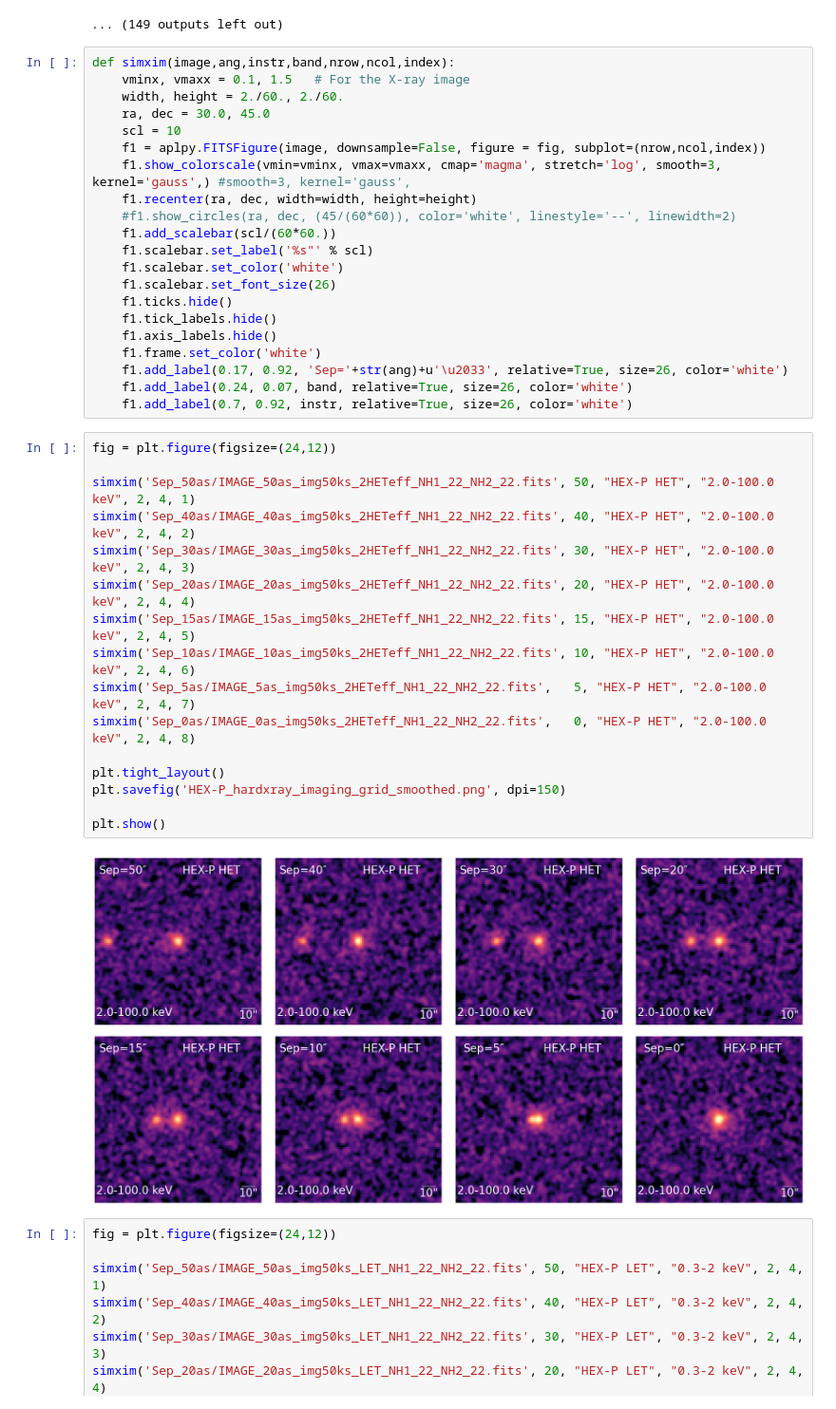
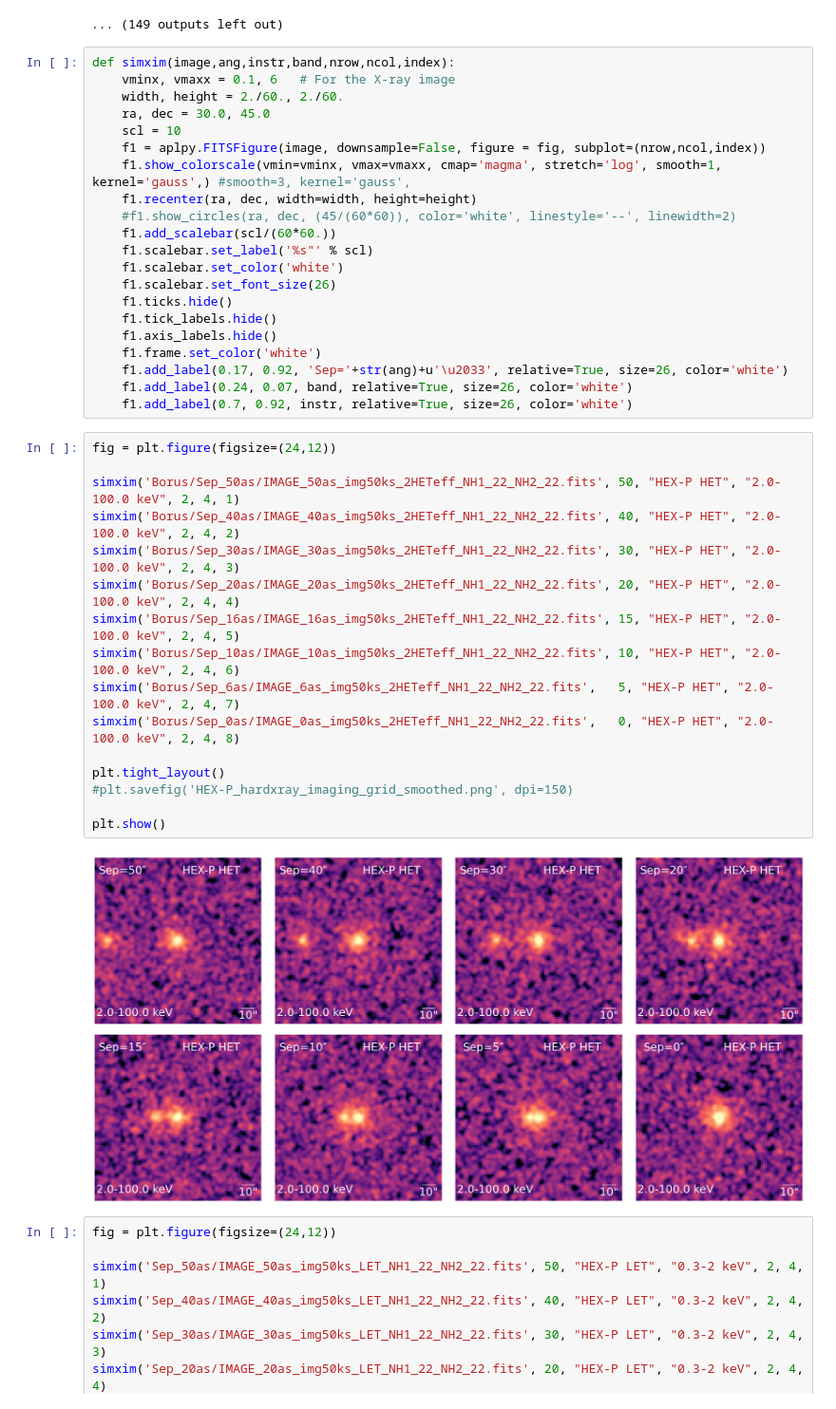
Before and after one commit to thatastroguy/HEXP, a Jupyter notebook: DualAGN_HEXP_simulations_general.ipynb, the cells around one changed output. Shown at 95% size. Saved outputs shown, nothing was run; the diff lists cells and outputs as text.

```diff
--- a/DualAGN_HEXP_simulations_general.ipynb
+++ b/DualAGN_HEXP_simulations_general.ipynb
@@ -242,12 +242,12 @@ finished successfully!
 ... (149 outputs left out)
 # %%
 def simxim(image,ang,instr,band,nrow,ncol,index):
-    vminx, vmaxx = 0.1, 1.5   # For the X-ray image
+    vminx, vmaxx = 0.1, 6   # For the X-ray image
     width, height = 2./60., 2./60.
     ra, dec = 30.0, 45.0
     scl = 10
     f1 = aplpy.FITSFigure(image, downsample=False, figure = fig, subplot=(nrow,ncol,index))
-    f1.show_colorscale(vmin=vminx, vmax=vmaxx, cmap='magma', stretch='log', smooth=3, kernel='gauss',) #smooth=3, kernel='gauss',
+    f1.show_colorscale(vmin=vminx, vmax=vmaxx, cmap='magma', stretch='log', smooth=1, kernel='gauss',) #smooth=3, kernel='gauss',
     f1.recenter(ra, dec, width=width, height=height)
     #f1.show_circles(ra, dec, (45/(60*60)), color='white', linestyle='--', linewidth=2)
     f1.add_scalebar(scl/(60*60.))
@@ -264,21 +264,21 @@ def simxim(image,ang,instr,band,nrow,ncol,index):
 # %%
 fig = plt.figure(figsize=(24,12))
 
-simxim('Sep_50as/IMAGE_50as_img50ks_2HETeff_NH1_22_NH2_22.fits', 50, "HEX-P HET", "2.0-100.0 keV", 2, 4, 1)
-simxim('Sep_40as/IMAGE_40as_img50ks_2HETeff_NH1_22_NH2_22.fits', 40, "HEX-P HET", "2.0-100.0 keV", 2, 4, 2)
-simxim('Sep_30as/IMAGE_30as_img50ks_2HETeff_NH1_22_NH2_22.fits', 30, "HEX-P HET", "2.0-100.0 keV", 2, 4, 3)
-simxim('Sep_20as/IMAGE_20as_img50ks_2HETeff_NH1_22_NH2_22.fits', 20, "HEX-P HET", "2.0-100.0 keV", 2, 4, 4)
-simxim('Sep_15as/IMAGE_15as_img50ks_2HETeff_NH1_22_NH2_22.fits', 15, "HEX-P HET", "2.0-100.0 keV", 2, 4, 5)
-simxim('Sep_10as/IMAGE_10as_img50ks_2HETeff_NH1_22_NH2_22.fits', 10, "HEX-P HET", "2.0-100.0 keV", 2, 4, 6)
-simxim('Sep_5as/IMAGE_5as_img50ks_2HETeff_NH1_22_NH2_22.fits',   5, "HEX-P HET", "2.0-100.0 keV", 2, 4, 7)
-simxim('Sep_0as/IMAGE_0as_img50ks_2HETeff_NH1_22_NH2_22.fits',   0, "HEX-P HET", "2.0-100.0 keV", 2, 4, 8)
+simxim('Borus/Sep_50as/IMAGE_50as_img50ks_2HETeff_NH1_22_NH2_22.fits', 50, "HEX-P HET", "2.0-100.0 keV", 2, 4, 1)
+simxim('Borus/Sep_40as/IMAGE_40as_img50ks_2HETeff_NH1_22_NH2_22.fits', 40, "HEX-P HET", "2.0-100.0 keV", 2, 4, 2)
+simxim('Borus/Sep_30as/IMAGE_30as_img50ks_2HETeff_NH1_22_NH2_22.fits', 30, "HEX-P HET", "2.0-100.0 keV", 2, 4, 3)
+simxim('Borus/Sep_20as/IMAGE_20as_img50ks_2HETeff_NH1_22_NH2_22.fits', 20, "HEX-P HET", "2.0-100.0 keV", 2, 4, 4)
+simxim('Borus/Sep_16as/IMAGE_16as_img50ks_2HETeff_NH1_22_NH2_22.fits', 15, "HEX-P HET", "2.0-100.0 keV", 2, 4, 5)
+simxim('Borus/Sep_10as/IMAGE_10as_img50ks_2HETeff_NH1_22_NH2_22.fits', 10, "HEX-P HET", "2.0-100.0 keV", 2, 4, 6)
+simxim('Borus/Sep_6as/IMAGE_6as_img50ks_2HETeff_NH1_22_NH2_22.fits',   5, "HEX-P HET", "2.0-100.0 keV", 2, 4, 7)
+simxim('Borus/Sep_0as/IMAGE_0as_img50ks_2HETeff_NH1_22_NH2_22.fits',   0, "HEX-P HET", "2.0-100.0 keV", 2, 4, 8)
 
 plt.tight_layout()
-plt.savefig('HEX-P_hardxray_imaging_grid_smoothed.png', dpi=150)
+#plt.savefig('HEX-P_hardxray_imaging_grid_smoothed.png', dpi=150)
 
 plt.show()
 # %% [output]
-[figure, old version]
+[figure, new version]
 # %%
 fig = plt.figure(figsize=(24,12))
 
```
Also changed, not shown: 7 other files.
